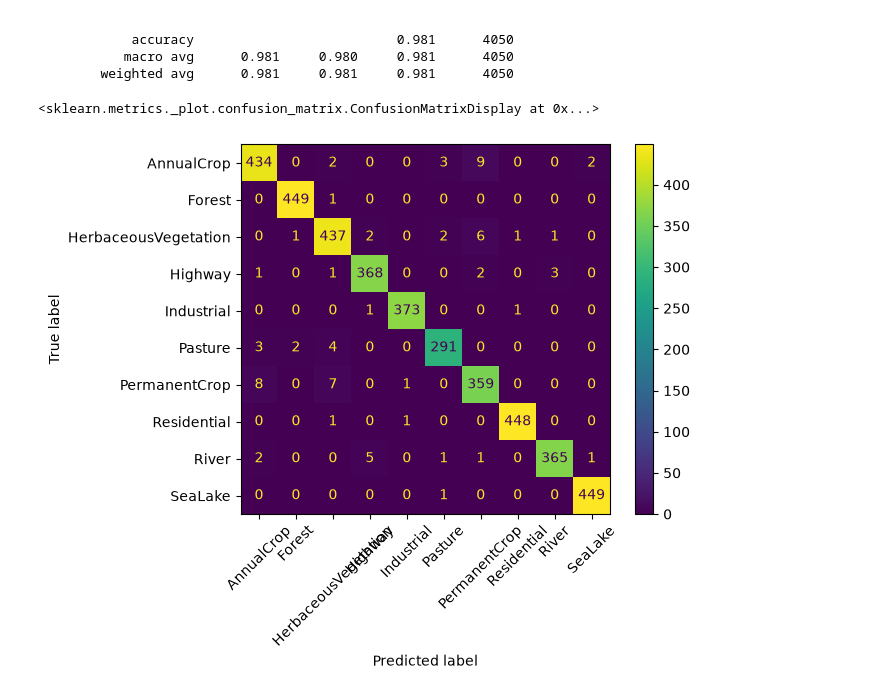
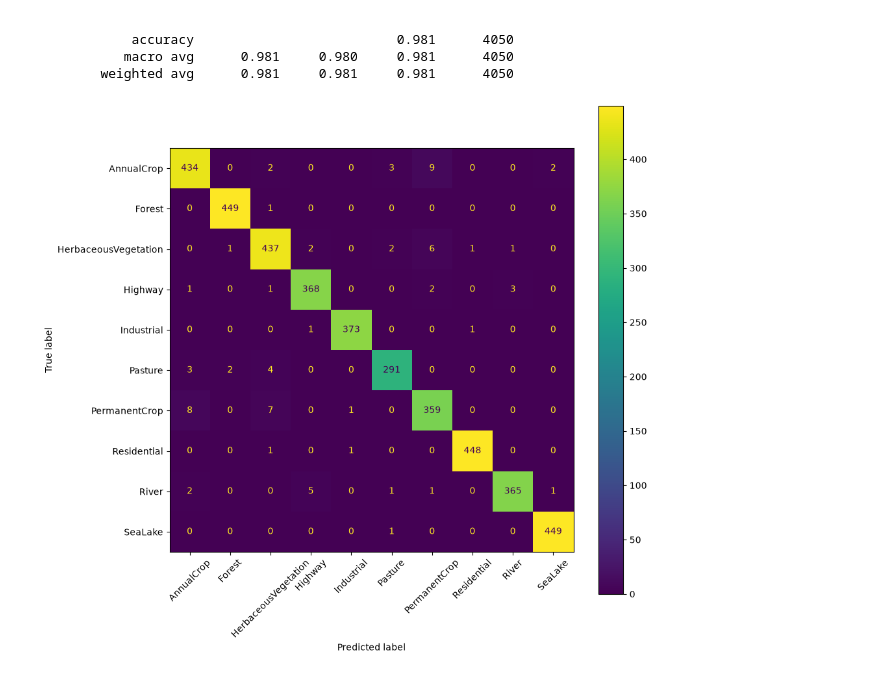
Before and after one commit to remy000/land-use-monitor, a Jupyter notebook: notebooks/01_explore_eurosat.ipynb, the cells around one changed output. Cells and saved outputs as stored; diff of their text form; code cells hidden in the pictures.

```diff
--- a/notebooks/01_explore_eurosat.ipynb
+++ b/notebooks/01_explore_eurosat.ipynb
@@ -225,9 +225,10 @@ HerbaceousVegetation      0.965     0.971     0.968       450
            macro avg      0.981     0.980     0.981      4050
         weighted avg      0.981     0.981     0.981      4050
 # %%
+fig, ax = plt.subplots(figsize=(10, 9))
 ConfusionMatrixDisplay.from_predictions(
-       labels, preds, display_labels=class_names, xticks_rotation=45
-   )
+    labels, preds, display_labels=class_names, xticks_rotation=45, ax=ax
+)
+plt.tight_layout()
 # %% [output]
-<sklearn.metrics._plot.confusion_matrix.ConfusionMatrixDisplay at 0x...>
-[figure, old version]
+[figure, new version]
```
Also changed, not shown: 5 other files.
